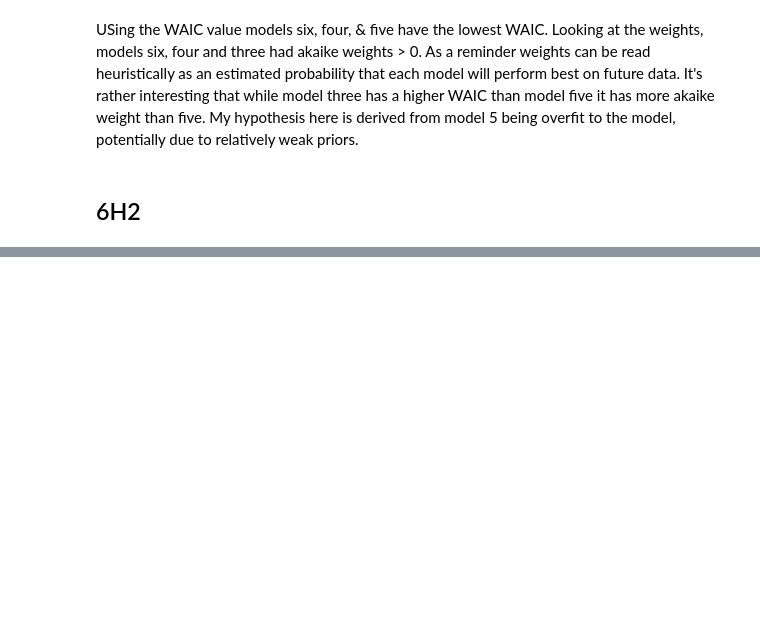
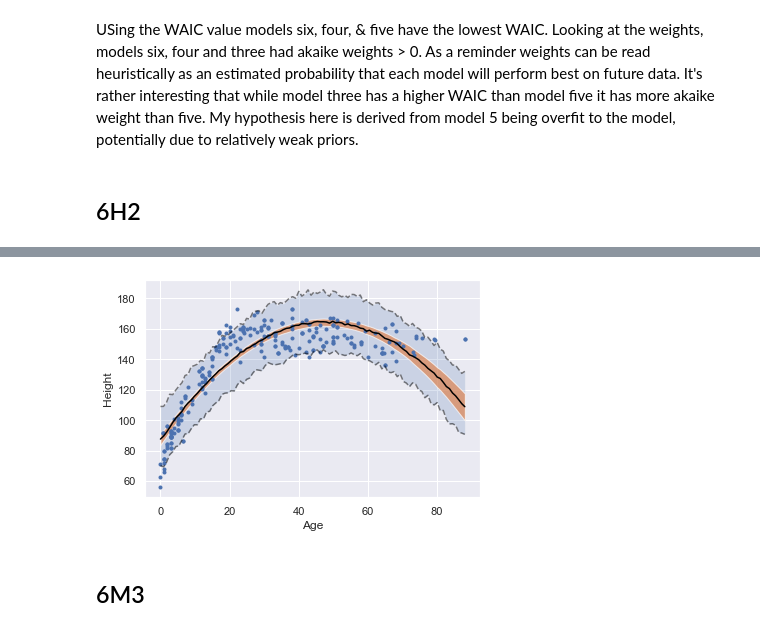
Before and after one commit to jkelley7/stat_rethinking, a Jupyter notebook: Chapter_6.ipynb, the cells around one changed output, grey strips where cells are left out. Drawn from its saved outputs; the diff is of its cells as text; code cells hidden in the pictures; blank space fills up the shorter version.

```diff
--- a/Chapter_6.ipynb
+++ b/Chapter_6.ipynb
@@ -767,0 +793,7 @@ plt.show()
+# %%
+mu_hpd = az.hpd((t61b['alpha'] + t61b['b_age']*age_seg[:, None] +  t61b['b_age2']*age_seg[:, None]**2).T, credible_interval=.97)
+plot_predictive(d1.age, d1.height, age_seg, height_seq,post_predb, mu_hpd)
+# %% [output]
+[figure, added]
+# %% [markdown]
+## 6M3
```
Also changed, not shown: parts of 10 cells of this notebook.
